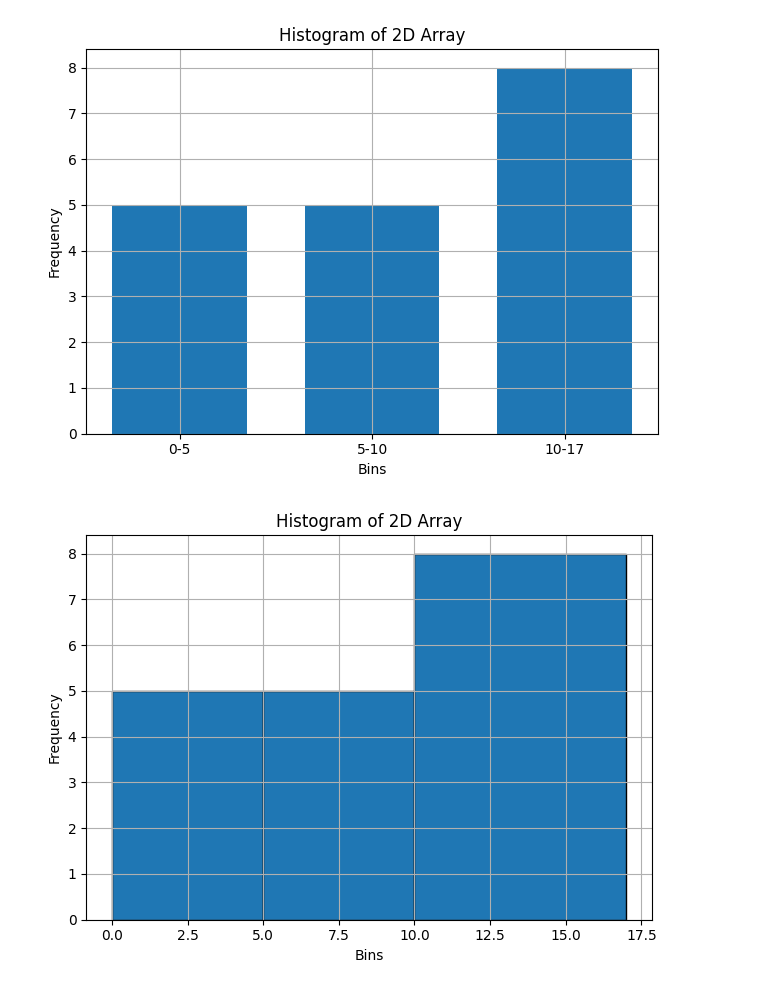
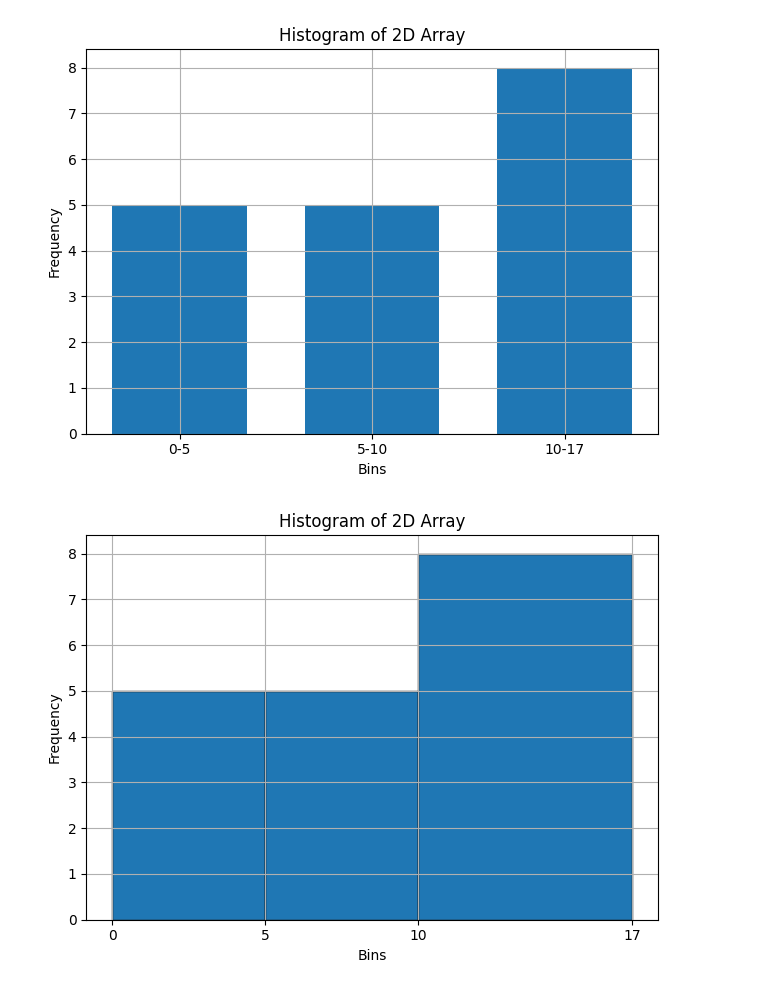
Before and after one commit to XionVolt/Ai-Ml, a Jupyter notebook: Programming/Numpy_library/TopicsAndConcepts/017_histogram.ipynb, the cells around one changed output. Cells and saved outputs as stored; diff of their text form; code cells hidden in the pictures.

```diff
--- a/Programming/Numpy_library/TopicsAndConcepts/017_histogram.ipynb
+++ b/Programming/Numpy_library/TopicsAndConcepts/017_histogram.ipynb
@@ -55,18 +59,24 @@ plt.show()
 # %%
 # use hist of matplotlib instead of np.histogram
 
 import matplotlib.pyplot as plt
 
-twod_array = np.arange(20).reshape(2,10).flatten()
+twod_array = np.arange(20)
 
 bins = [0, 5, 10, 17]
+
 
 plt.hist(twod_array, bins=bins, edgecolor='black')
 plt.xlabel('Bins')
 plt.ylabel('Frequency')
+
+plt.xticks(bins)
+
 plt.title('Histogram of 2D Array')
+
 plt.grid(True)
 plt.tight_layout()
+
 plt.show()
 # %% [output]
-[figure, old version]
+[figure, new version]
```
Also changed, not shown: parts of 1 cell of this notebook, 3 other files.
